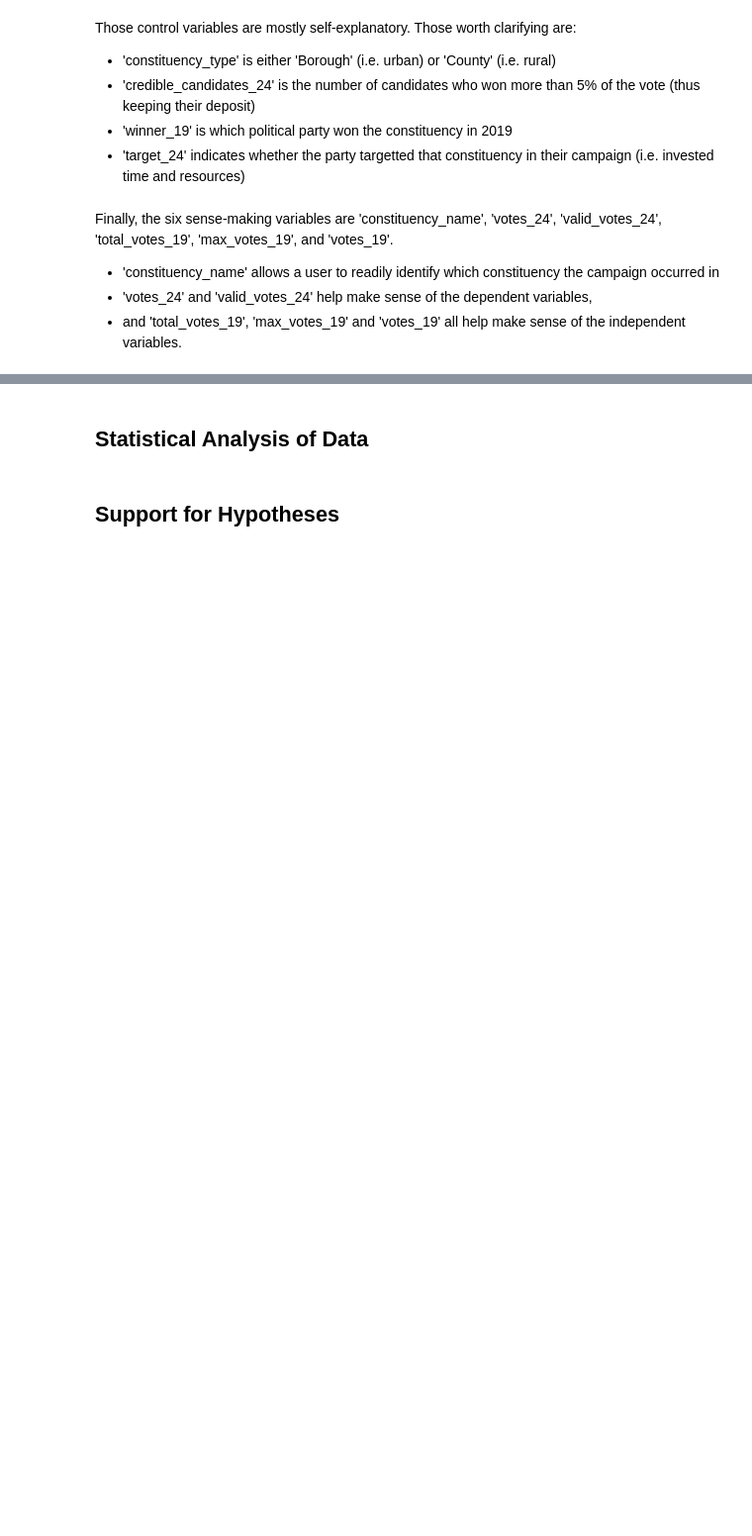
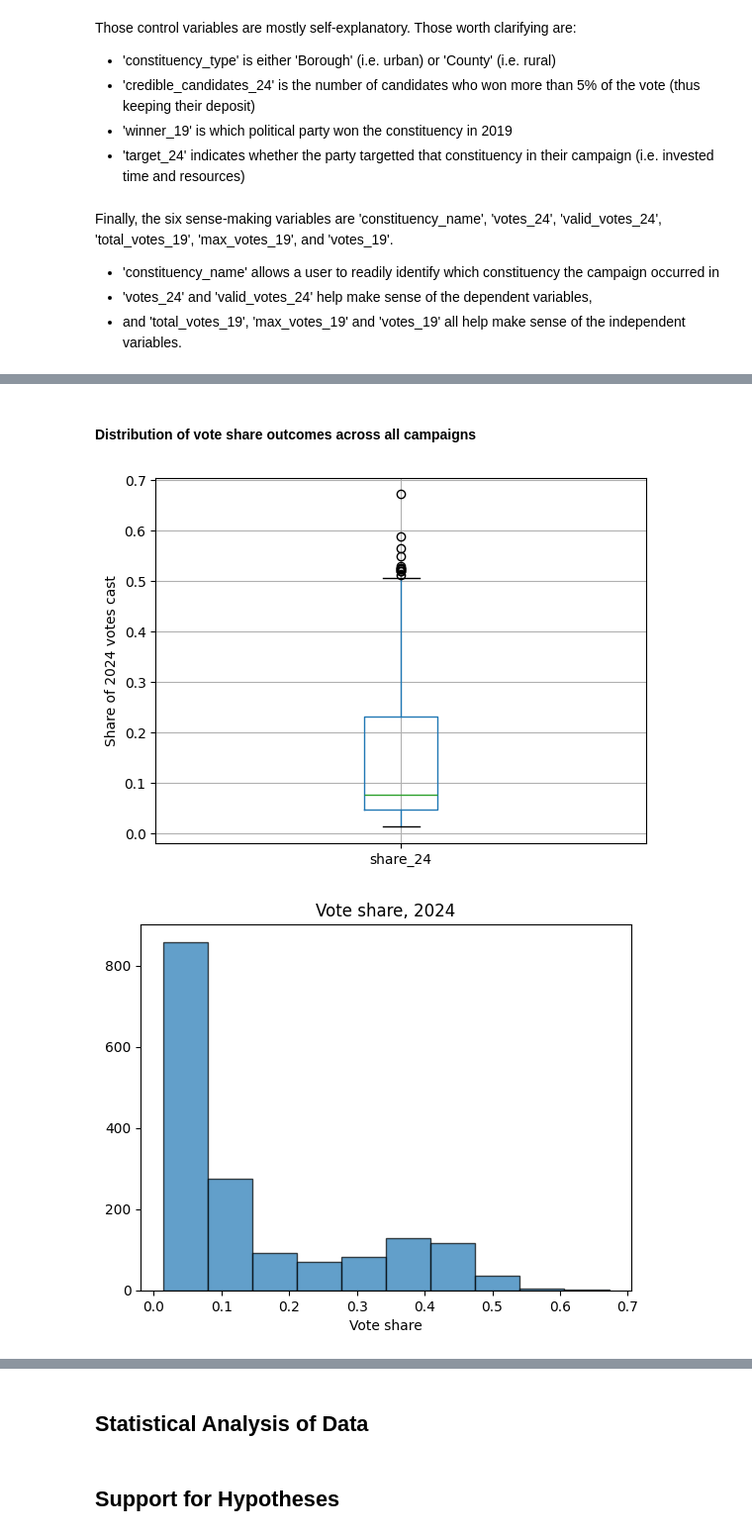
Before and after one commit to lintywilliams/EC-Assessment-1, a Jupyter notebook: Target-seat-rules-of-thumb.ipynb, the cells around one changed output, grey strips where cells are left out. Shown at 99% size. Cells and saved outputs as stored; diff of their text form; code cells hidden in the pictures; blank space fills up the shorter version.

```diff
--- a/Target-seat-rules-of-thumb.ipynb
+++ b/Target-seat-rules-of-thumb.ipynb
@@ -1657,0 +1676,16 @@ Finally, the six sense-making variables are 'constituency_name', 'votes_24', 'va
+# %% [markdown]
+#### Distribution of vote share outcomes across all campaigns
+# %%
+# Create a boxplot for the 'share_24' variable
+main_final.boxplot(column='share_24')
+plt.ylabel('Share of 2024 votes cast')
+plt.show()
+
+# Create a histogram showing the same data
+plt.hist(main_final['share_24'], bins=10, edgecolor='black', alpha=0.7)
+plt.title('Vote share, 2024')
+plt.xlabel('Vote share')
+plt.show()
+# %% [output]
+[figure, added]
+[figure, added]
```
Also changed, not shown: parts of 19 cells of this notebook.
